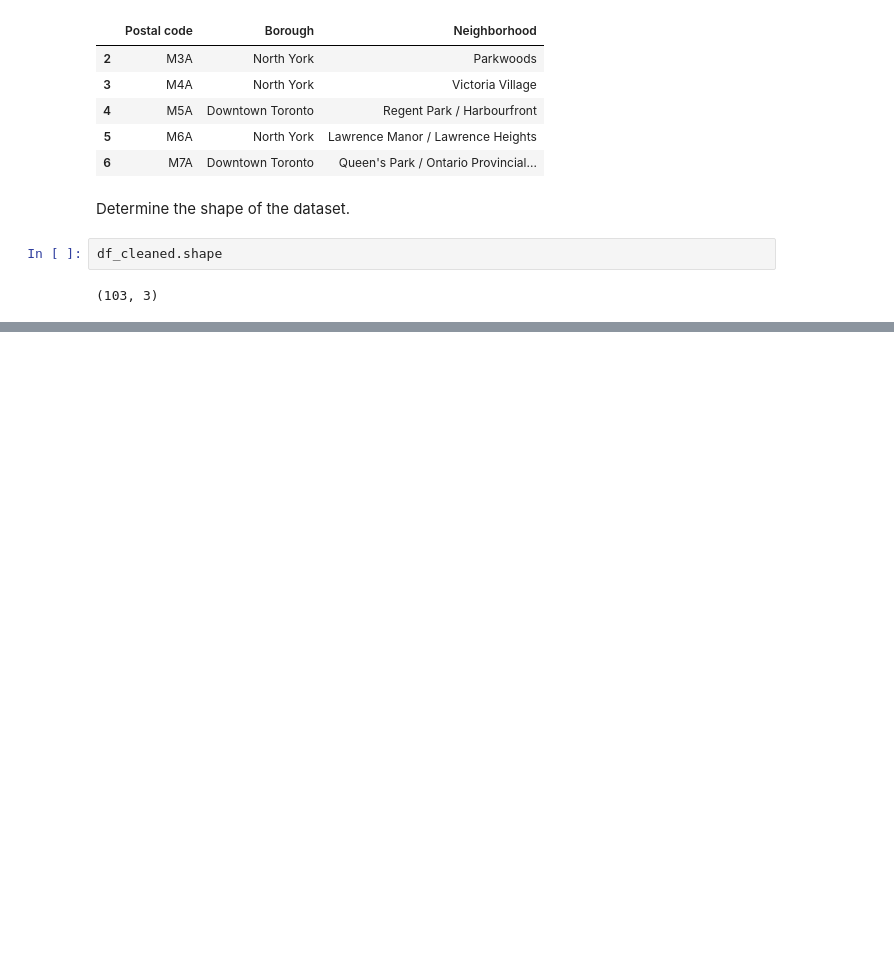
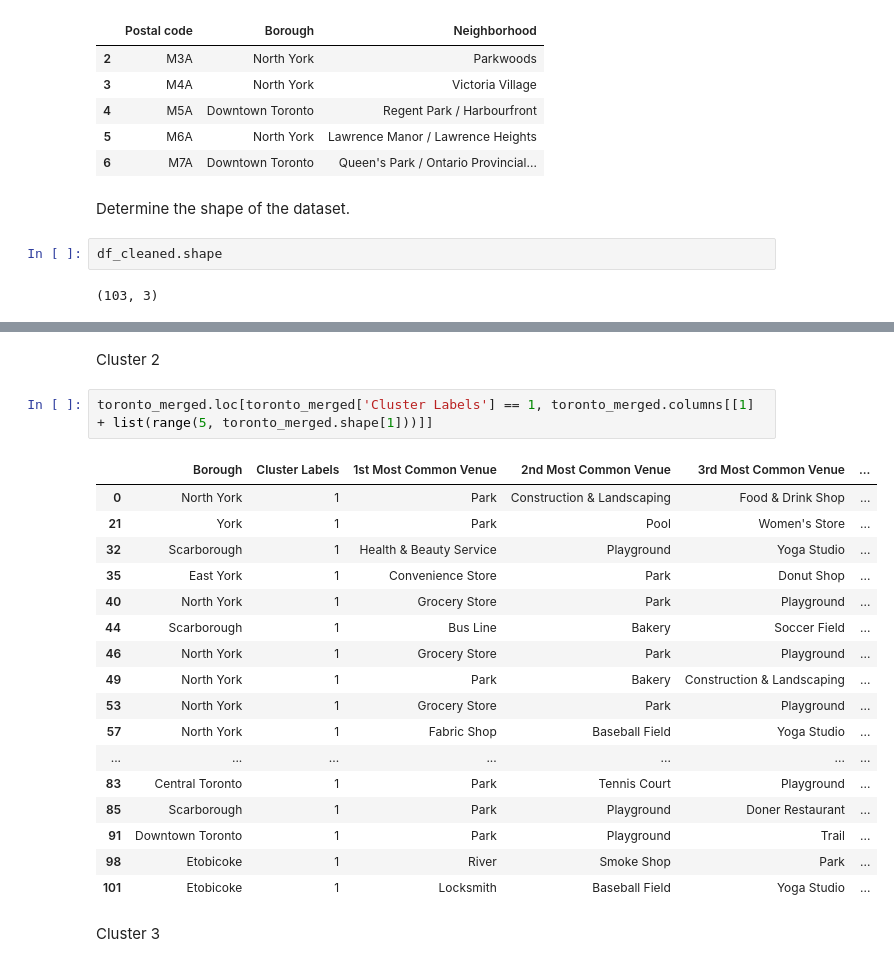
Before and after one commit to gio888/Coursera_Capstone, a Jupyter notebook: Capstone_Week3_01.ipynb, the cells around one changed output, grey strips where cells are left out. Drawn from its saved outputs; the diff is of its cells as text; blank space fills up the shorter version.

```diff
--- a/Capstone_Week3_01.ipynb
+++ b/Capstone_Week3_01.ipynb
@@ -34,0 +593,24 @@ df_cleaned.shape
+# %% [markdown]
+Cluster 2
+# %%
+toronto_merged.loc[toronto_merged['Cluster Labels'] == 1, toronto_merged.columns[[1] + list(range(5, toronto_merged.shape[1]))]]
+# %% [output]
+|  | Borough | Cluster Labels | 1st Most Common Venue | 2nd Most Common Venue | 3rd Most Common Venue | ... |
+| 0 | North York | 1 | Park | Construction & Landscaping | Food & Drink Shop | ... |
+| 21 | York | 1 | Park | Pool | Women's Store | ... |
+| 32 | Scarborough | 1 | Health & Beauty Service | Playground | Yoga Studio | ... |
+| 35 | East York | 1 | Convenience Store | Park | Donut Shop | ... |
+| 40 | North York | 1 | Grocery Store | Park | Playground | ... |
+| 44 | Scarborough | 1 | Bus Line | Bakery | Soccer Field | ... |
+| 46 | North York | 1 | Grocery Store | Park | Playground | ... |
+| 49 | North York | 1 | Park | Bakery | Construction & Landscaping | ... |
+| 53 | North York | 1 | Grocery Store | Park | Playground | ... |
+| 57 | North York | 1 | Fabric Shop | Baseball Field | Yoga Studio | ... |
+| ... | ... | ... | ... | ... | ... | ... |
+| 83 | Central Toronto | 1 | Park | Tennis Court | Playground | ... |
+| 85 | Scarborough | 1 | Park | Playground | Doner Restaurant | ... |
+| 91 | Downtown Toronto | 1 | Park | Playground | Trail | ... |
+| 98 | Etobicoke | 1 | River | Smoke Shop | Park | ... |
+| 101 | Etobicoke | 1 | Locksmith | Baseball Field | Yoga Studio | ... |
+# %% [markdown]
+Cluster 3
```
Also changed, not shown: parts of 79 cells of this notebook.
